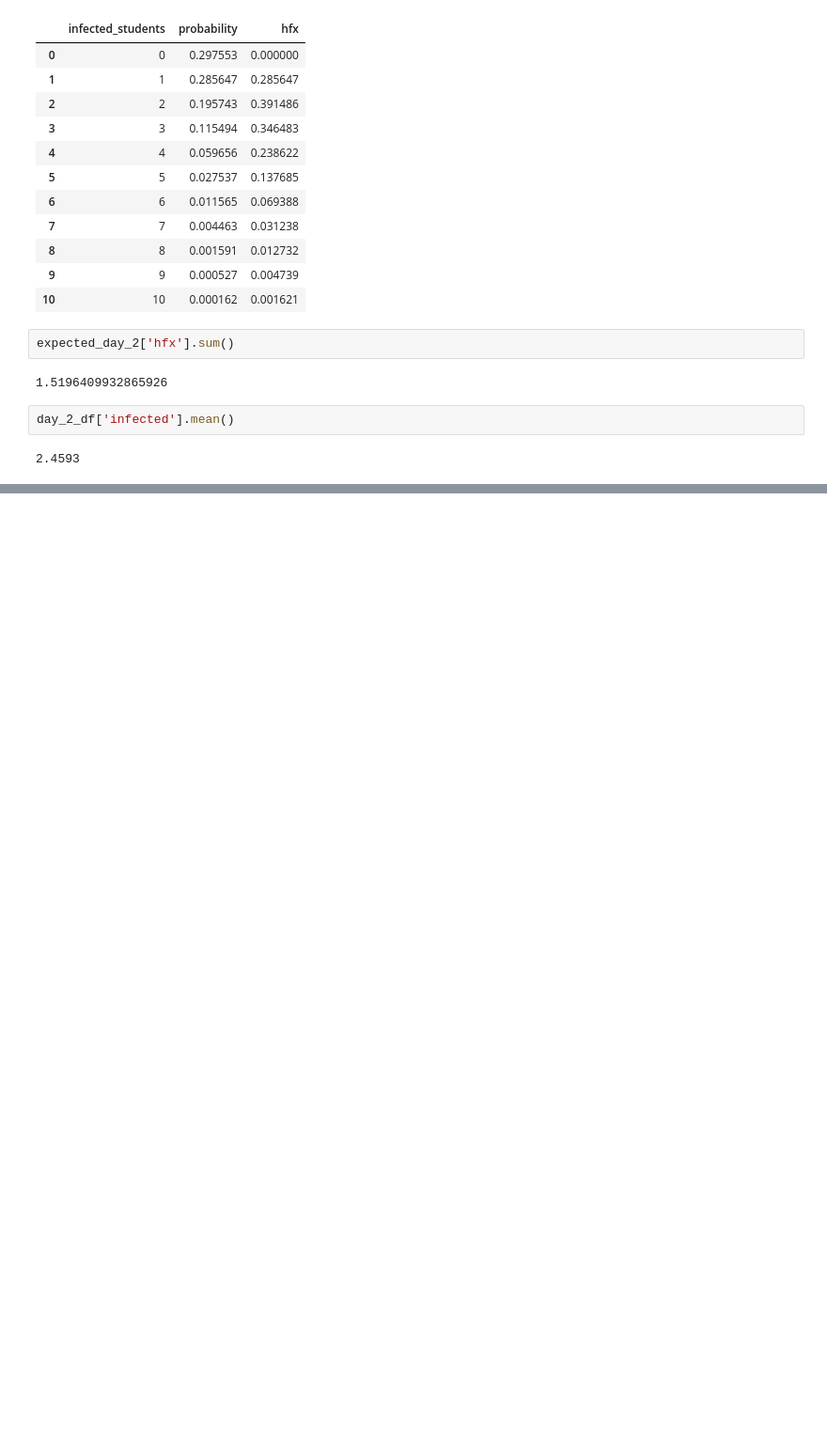
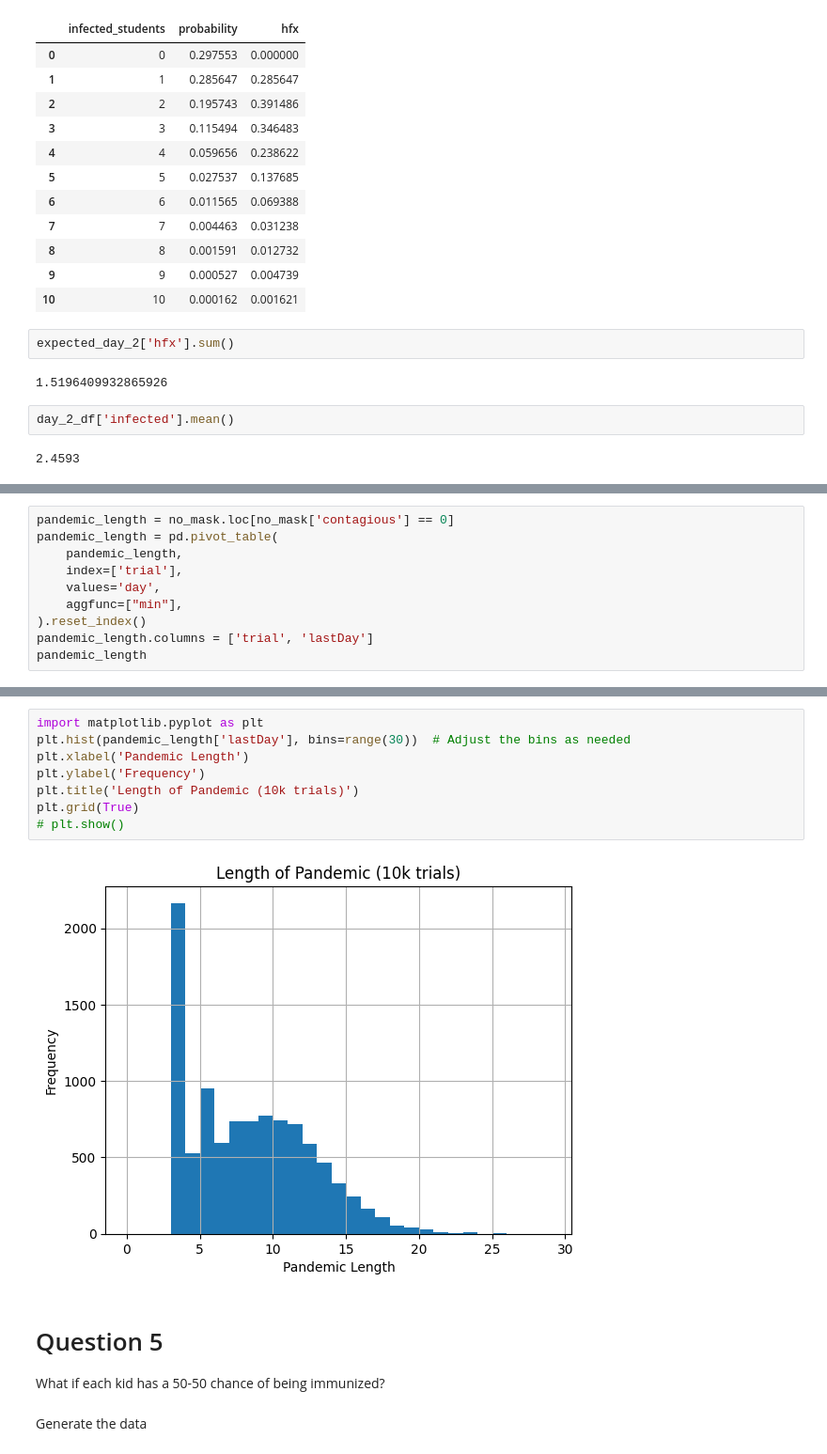
Before and after one commit to chris-messer/Pandemic-Simulation, a Jupyter notebook: src/Analysis.ipynb, the cells around one changed output, grey strips where cells are left out. Shown at 94% size. Cells and saved outputs as stored; diff of their text form; blank space fills up the shorter version.

Commit message:
Added question 5

```diff
--- a/src/Analysis.ipynb
+++ b/src/Analysis.ipynb
@@ -198,0 +218,10 @@ ValueError: For each axis slice, the sum of the observed frequencies must agree
+# %%
+pandemic_length = no_mask.loc[no_mask['contagious'] == 0]
+pandemic_length = pd.pivot_table(
+    pandemic_length,
+    index=['trial'],
+    values='day',
+    aggfunc=["min"],
+).reset_index()
+pandemic_length.columns = ['trial', 'lastDay']
+pandemic_length
@@ -198,0 +242,15 @@ ValueError: For each axis slice, the sum of the observed frequencies must agree
+# %%
+import matplotlib.pyplot as plt
+plt.hist(pandemic_length['lastDay'], bins=range(30))  # Adjust the bins as needed
+plt.xlabel('Pandemic Length')
+plt.ylabel('Frequency')
+plt.title('Length of Pandemic (10k trials)')
+plt.grid(True)
+# plt.show()
+# %% [output]
+[figure, added]
+# %% [markdown]
+# Question 5
+What if each kid has a 50-50 chance of being immunized?
+# %% [markdown]
+Generate the data
```
Also changed, not shown: parts of 10 cells of this notebook, 1 other file.
